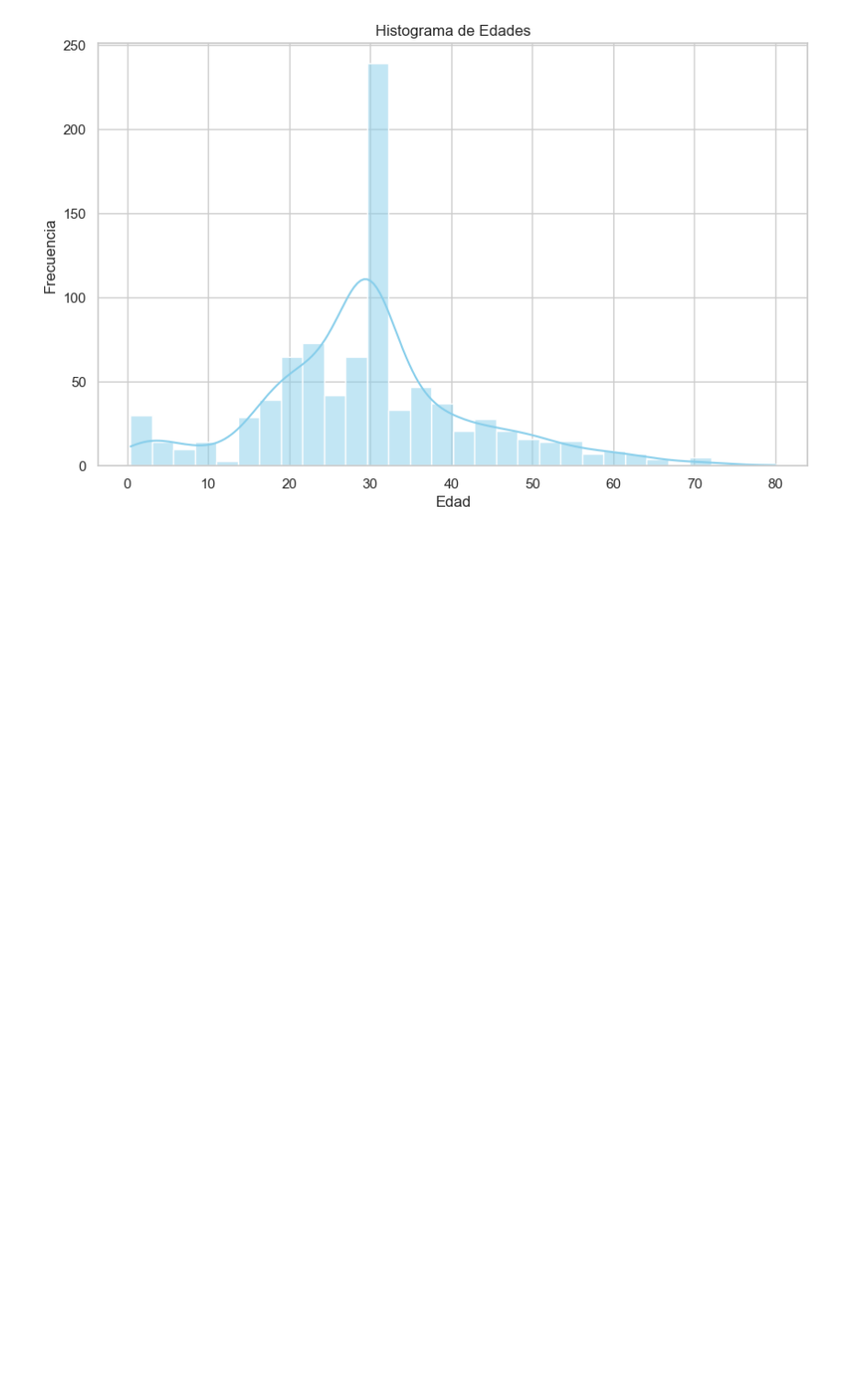
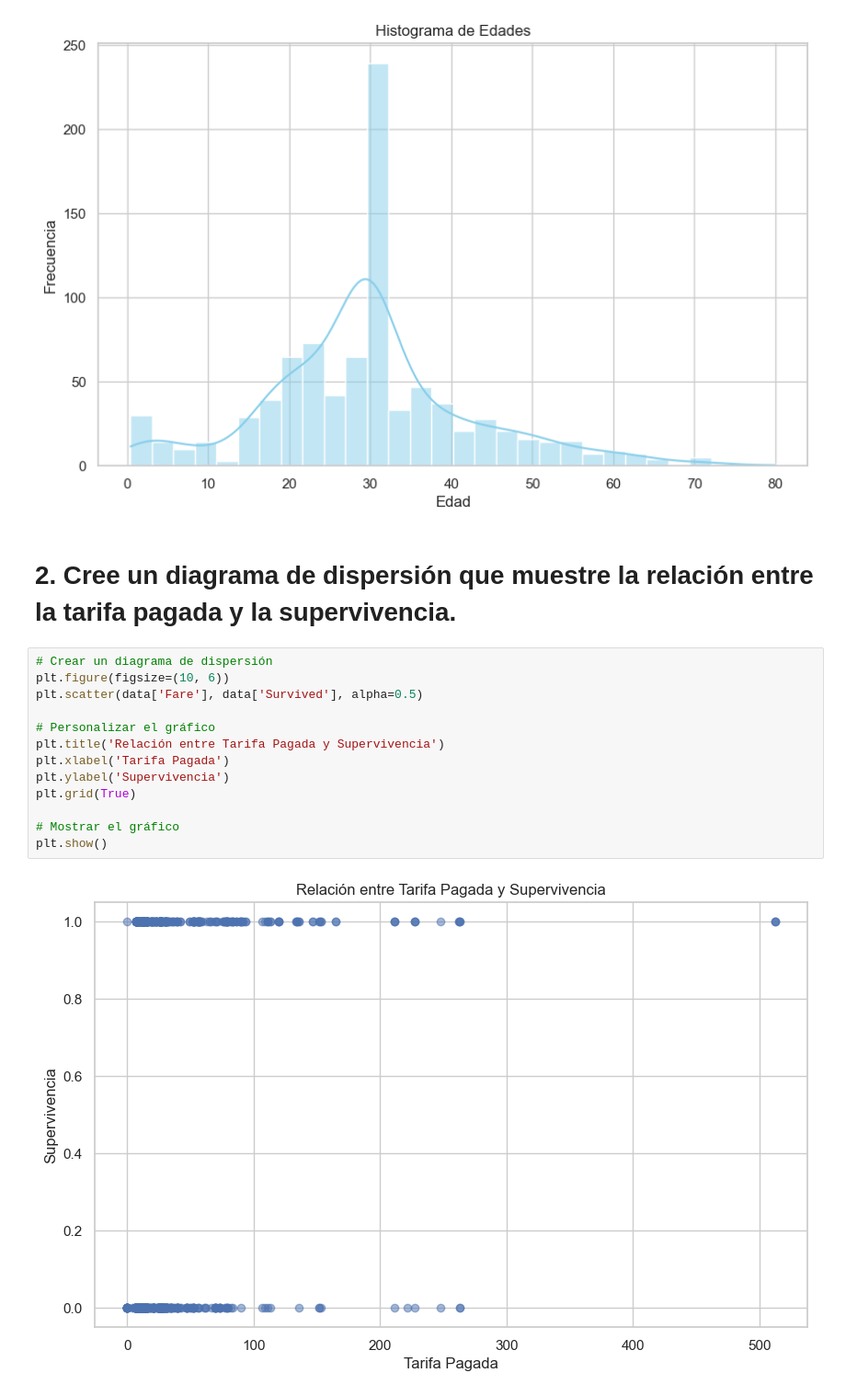
Before and after one commit to Josmar360/Analisis_Titanic, a Jupyter notebook: 5) Visualizacion de datos/Fase_3_Vusualizacion_Datos.ipynb, the cells around one changed output. Shown: that part at 92% size. Saved outputs shown, nothing was run; the diff lists cells and outputs as text; blank space fills up the shorter version.

Commit message:
Diagrama de dispersion

```diff
--- a/5) Visualizacion de datos/Fase_3_Vusualizacion_Datos.ipynb
+++ b/5) Visualizacion de datos/Fase_3_Vusualizacion_Datos.ipynb
@@ -24,3 +24,20 @@ plt.ylabel('Frecuencia')
 plt.show()
 # %% [output]
 [figure]
+# %% [markdown]
+# 2.	Cree un diagrama de dispersión que muestre la relación entre la tarifa pagada y la supervivencia.
+# %%
+# Crear un diagrama de dispersión
+plt.figure(figsize=(10, 6))
+plt.scatter(data['Fare'], data['Survived'], alpha=0.5)
+
+# Personalizar el gráfico
+plt.title('Relación entre Tarifa Pagada y Supervivencia')
+plt.xlabel('Tarifa Pagada')
+plt.ylabel('Supervivencia')
+plt.grid(True)
+
+# Mostrar el gráfico
+plt.show()
+# %% [output]
+[figure, added]
```
Also changed, not shown: 1 other file.
